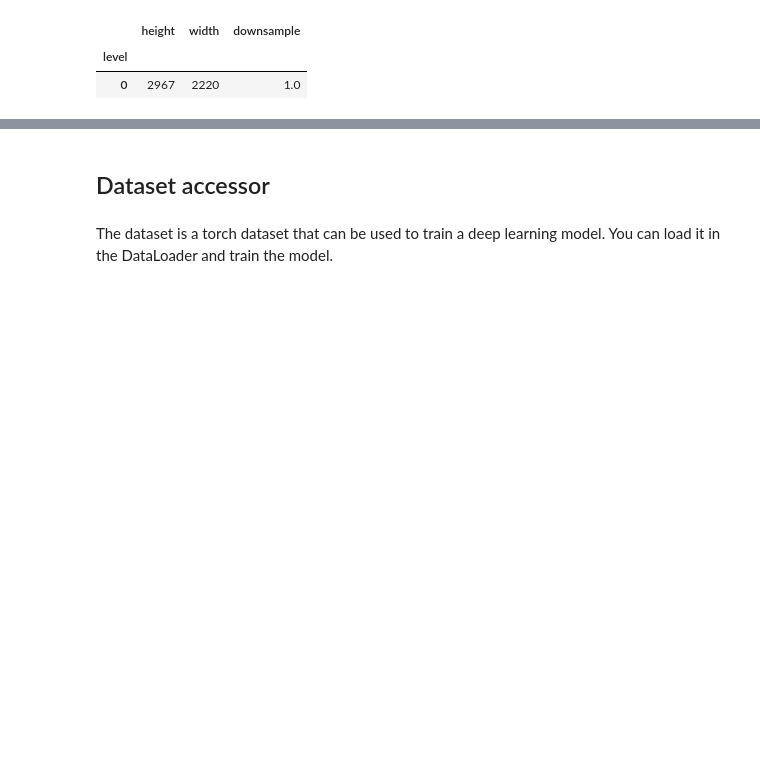
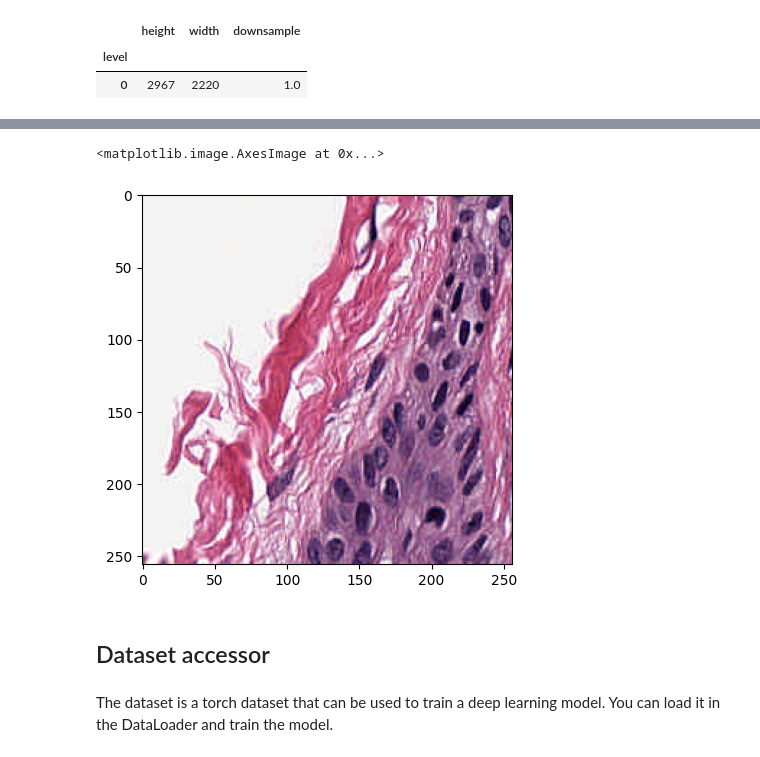
Before and after one commit to rendeirolab/wsidata, a Jupyter notebook: docs/source/intro/02-accessors.ipynb, the cells around one changed output, grey strips where cells are left out. Drawn from its saved outputs; the diff is of its cells as text; code cells hidden in the pictures; blank space fills up the shorter version.

```diff
--- a/docs/source/intro/02-accessors.ipynb
+++ b/docs/source/intro/02-accessors.ipynb
@@ -36,5 +70,9 @@ next(wsi.iter.tissue_images())
 # %%
-next(wsi.iter.tile_images())
+d = next(wsi.iter.tile_images("tiles"))
+plt.imshow(d.image)
+# %% [output]
+<matplotlib.image.AxesImage at 0x...>
+[figure, added]
 # %% [markdown]
 ## Dataset accessor
 # %%
```
Also changed, not shown: parts of 13 cells of this notebook, 48 other files.
